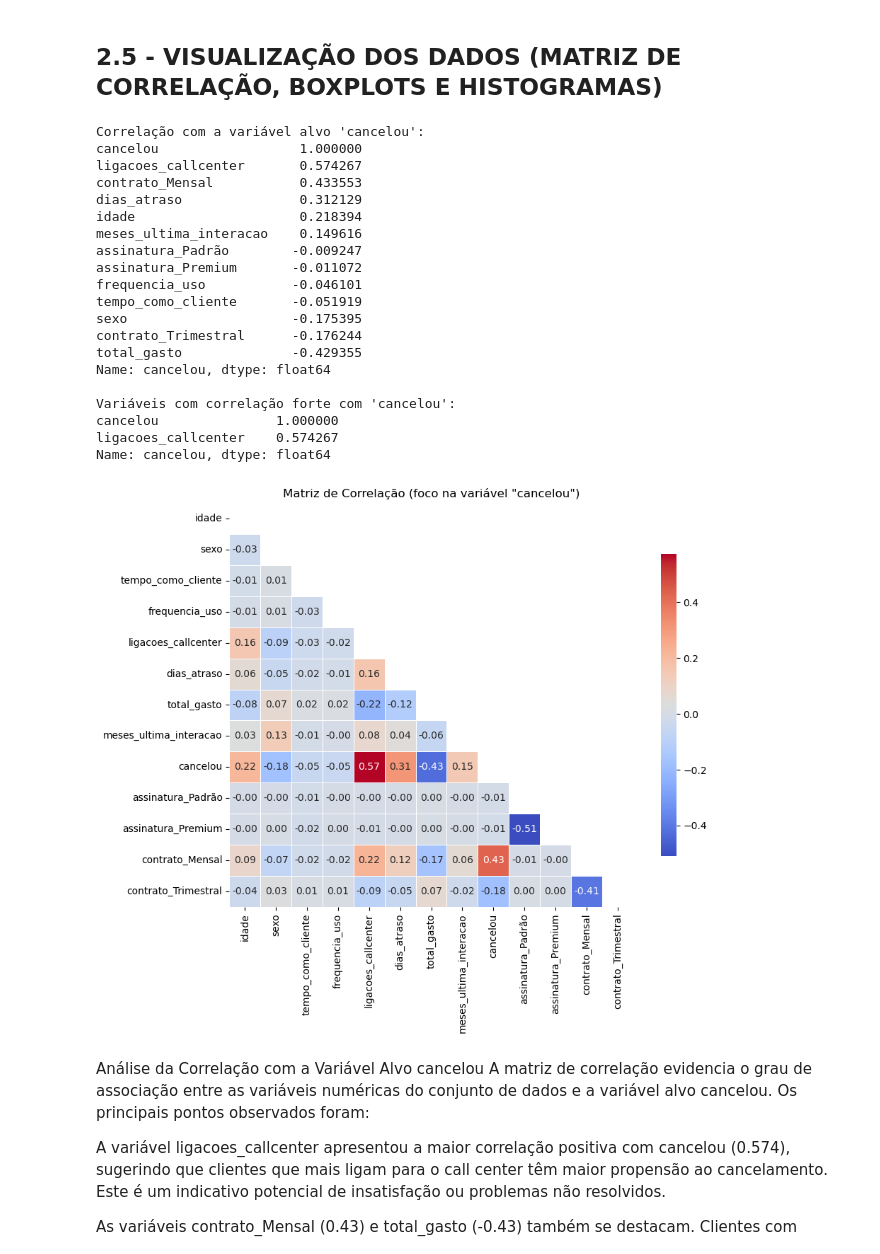
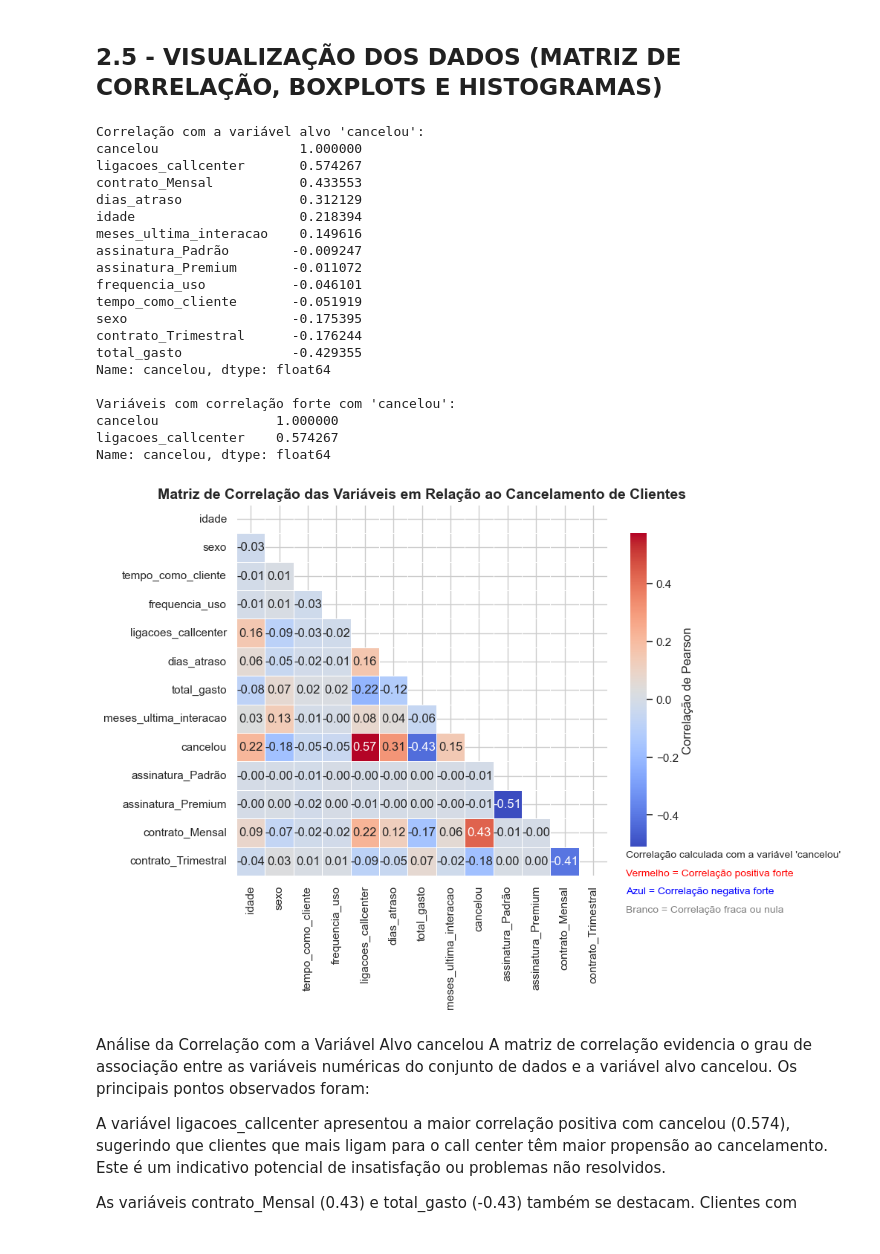
Before and after one commit to jonathasoliv/TCC_Modelagem_Preditiva_Cancelamentos, a Jupyter notebook: Implementacao_Pre_Processamento/Pre_Processamento.ipynb, the cells around one changed output. Cells and saved outputs as stored; diff of their text form; code cells hidden in the pictures.

Commit message:
Atualizado os gráficos BoxPlot e a Matriz de Correlação

```diff
--- a/Implementacao_Pre_Processamento/Pre_Processamento.ipynb
+++ b/Implementacao_Pre_Processamento/Pre_Processamento.ipynb
@@ -344,9 +345,6 @@ Nenhum outlier detectado nas colunas numéricas (exceto variáveis binárias).
 # %% [markdown]
 ## 2.5 - VISUALIZAÇÃO DOS DADOS (MATRIZ DE CORRELAÇÃO, BOXPLOTS E HISTOGRAMAS)
 # %%
-import numpy as np
-
-#Plotando a Matriz de Correlação
 
 # Calcular correlação apenas entre variáveis numéricas
 correlacao = df.corr(numeric_only=True)
@@ -363,38 +361,57 @@ correlacoes_fortes = correlacao_cancelou[abs(correlacao_cancelou) > 0.5]
 print("\nVariáveis com correlação forte com 'cancelou':")
 print(correlacoes_fortes)
 
 # Criar máscara para exibir apenas a parte inferior da matriz (sem duplicação)
 mask = np.triu(np.ones_like(correlacao, dtype=bool))
 
-# Plotar matriz de correlação com melhorias
 plt.figure(figsize=(10, 8))
-sns.heatmap(correlacao, mask=mask, annot=True, fmt=".2f", cmap='coolwarm',
-            linewidths=0.5, square=True, cbar_kws={"shrink": 0.75})
-plt.title('Matriz de Correlação (foco na variável "cancelou")')
+ax = sns.heatmap(
+    correlacao,
+    mask=mask,
+    annot=True,
+    fmt=".2f",
+    cmap='coolwarm',
+    linewidths=0.5,
+    square=True,
+    cbar_kws={
+        "shrink": 0.75,
+        "label": "Correlação de Pearson"
+    }
+)
+
+plt.title('Matriz de Correlação das Variáveis em Relação ao Cancelamento de Clientes', fontsize=14, weight='bold')
+
+# Texto explicativo com cores separadas
+plt.text(x=1.05, y=0.05, s="Correlação calculada com a variável 'cancelou'", transform=ax.transAxes, fontsize=10)
+
+plt.text(x=1.05, y=0.00, s="Vermelho = Correlação positiva forte", transform=ax.transAxes, fontsize=10, color='red')
+plt.text(x=1.05, y=-0.05, s="Azul = Correlação negativa forte", transform=ax.transAxes, fontsize=10, color='blue')
+plt.text(x=1.05, y=-0.10, s="Branco = Correlação fraca ou nula", transform=ax.transAxes, fontsize=10, color='gray')
+
 plt.tight_layout()
 plt.show()
 # %% [output]
 Correlação com a variável alvo 'cancelou':
 cancelou                  1.000000
 ligacoes_callcenter       0.574267
 contrato_Mensal           0.433553
 dias_atraso               0.312129
 idade                     0.218394
 meses_ultima_interacao    0.149616
 assinatura_Padrão        -0.009247
 assinatura_Premium       -0.011072
 frequencia_uso           -0.046101
 tempo_como_cliente       -0.051919
 sexo                     -0.175395
 contrato_Trimestral      -0.176244
 total_gasto              -0.429355
 Name: cancelou, dtype: float64
 
 Variáveis com correlação forte com 'cancelou':
 cancelou               1.000000
 ligacoes_callcenter    0.574267
 Name: cancelou, dtype: float64
-[figure, old version]
+[figure, new version]
 # %% [markdown]
 Análise da Correlação com a Variável Alvo cancelou
 A matriz de correlação evidencia o grau de associação entre as variáveis numéricas do conjunto de dados e a variável alvo cancelou. Os principais pontos observados foram:
```
Also changed, not shown: parts of 2 cells of this notebook.
